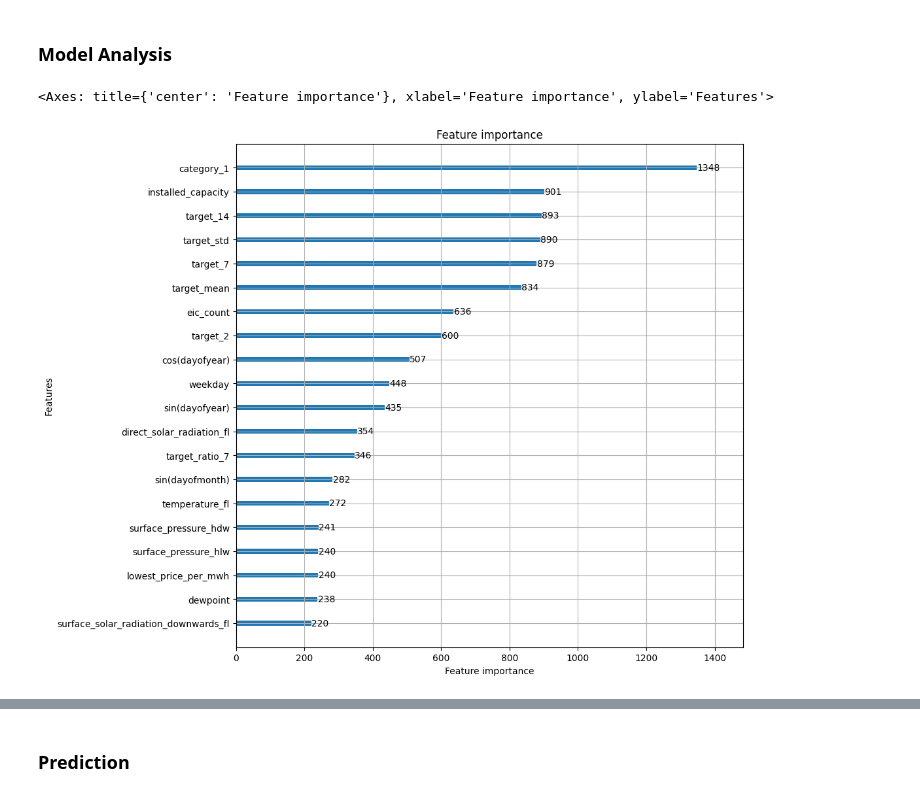
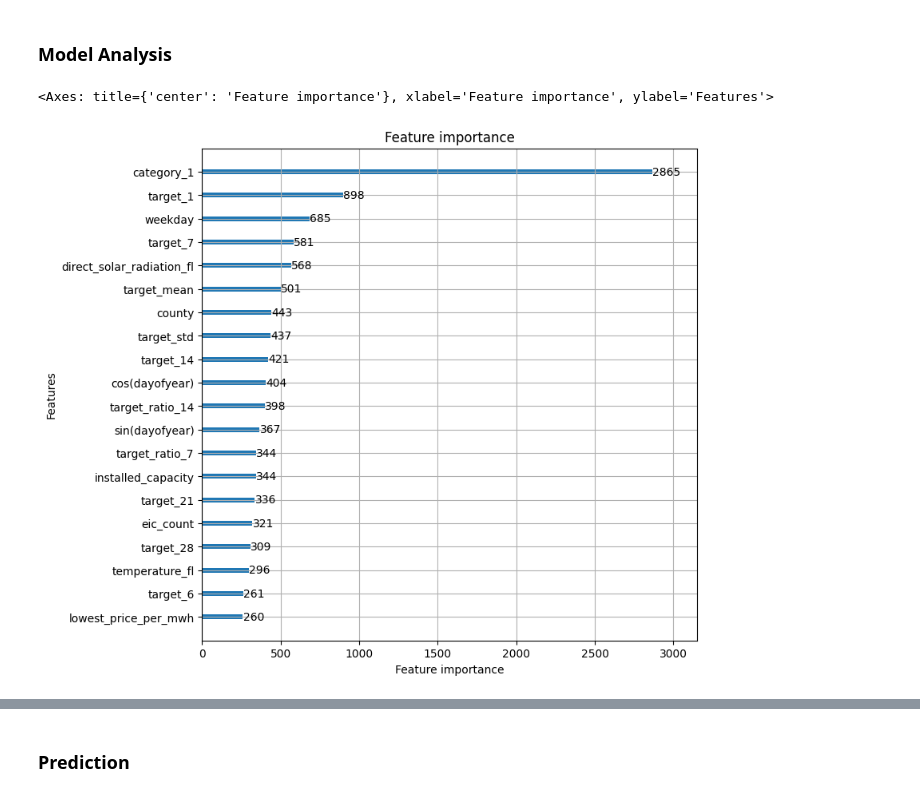
Before and after one commit to lambe/kaggling, a Jupyter notebook: enefit_pebob_2023/pebob_submission_LightGBM.ipynb, the cells around one changed output, grey strips where cells are left out. Drawn from its saved outputs; the diff is of its cells as text; code cells hidden in the pictures.

Commit message:
Update Enefit submission notebook with Tweedie loss function

```diff
--- a/enefit_pebob_2023/pebob_submission_LightGBM.ipynb
+++ b/enefit_pebob_2023/pebob_submission_LightGBM.ipynb
@@ -150,8 +150,8 @@ def feature_eng(df_data, df_client, df_gas, df_electricity, df_forecast, df_hist
         .join(df_target.with_columns(pl.col("datetime") + pl.duration(days=6)).rename({"target": "target_6"}), on=["county", "is_business", "product_type", "is_consumption", "datetime"], how="left")
         .join(df_target.with_columns(pl.col("datetime") + pl.duration(days=7)).rename({"target": "target_7"}), on=["county", "is_business", "product_type", "is_consumption", "datetime"], how="left")
         .join(df_target.with_columns(pl.col("datetime") + pl.duration(days=14)).rename({"target": "target_14"}), on=["county", "is_business", "product_type", "is_consumption", "datetime"], how="left")
-        # .join(df_target.with_columns(pl.col("datetime") + pl.duration(days=21)).rename({"target": "target_21"}), on=["county", "is_business", "product_type", "is_consumption", "datetime"], how="left")
-        # .join(df_target.with_columns(pl.col("datetime") + pl.duration(days=28)).rename({"target": "target_28"}), on=["county", "is_business", "product_type", "is_consumption", "datetime"], how="left")
+        .join(df_target.with_columns(pl.col("datetime") + pl.duration(days=21)).rename({"target": "target_21"}), on=["county", "is_business", "product_type", "is_consumption", "datetime"], how="left")
+        .join(df_target.with_columns(pl.col("datetime") + pl.duration(days=28)).rename({"target": "target_28"}), on=["county", "is_business", "product_type", "is_consumption", "datetime"], how="left")
 
         .with_columns(
             pl.col("datetime").dt.ordinal_day().alias("dayofyear"),
@@ -361,30 +367,30 @@ Note: Optuna on my local machine takes about 3min 30sec per iteration!
 best_params = {
     'n_iter'           : 700,
     'verbose'          : -1,
-    'objective'        : 'l2',
-    'learning_rate'    : 0.05,
-    'colsample_bytree' : 0.55,
-    'colsample_bynode' : 0.90,
-    'lambda_l1'        : 4.5,
-    'lambda_l2'        : 0.5,
-    'min_data_in_leaf' : 200,
-    'max_depth'        : 10,
-    'max_bin'          : 650
-} # cross_val_score is about 49.1 based on Optuna outputs; evaluation below is about 49.4
+    'objective'        : 'tweedie',
+    'learning_rate'    : 0.04,
+    'colsample_bytree' : 0.65,
+    'colsample_bynode' : 0.80,
+    'lambda_l1'        : 2.0,
+    'lambda_l2'        : 7.0,
+    'min_data_in_leaf' : 125,
+    'max_depth'        : 7,
+    'max_bin'          : 300
+} # cross_val_score is about 46.6 based on Optuna outputs; evaluation below is about 47.2
 
 best_params_solar = {
     'n_iter'           : 500,
     'verbose'          : -1,
-    'objective'        : 'l2',
+    'objective'        : 'tweedie',
     'learning_rate'    : 0.04,
-    'colsample_bytree' : 0.55,
-    'colsample_bynode' : 0.65,
-    'lambda_l1'        : 2.0,
-    'lambda_l2'        : 6.0,
-    'min_data_in_leaf' : 60,
-    'max_depth'        : 5,
-    'max_bin'          : 1000
-} # cross_val_score is about 73.5 based on Optuna outputs; evaluation below is about 76.8
+    'colsample_bytree' : 0.60,
+    'colsample_bynode' : 0.95,
+    'lambda_l1'        : 1.0,
+    'lambda_l2'        : 9.5,
+    'min_data_in_leaf' : 20,
+    'max_depth'        : 10,
+    'max_bin'          : 300
+} # cross_val_score is about 72.4 based on Optuna outputs; evaluation below is about 76.1
 # %% [markdown]
 ### Validation
 # %% [markdown]
@@ -463,8 +469,8 @@ if save_path is not None:
 # %% [markdown]
 ### Model Analysis
 # %%
-lgb.plot_importance(model.estimators_[0], max_num_features=20, figsize=(10, 10))
+lgb.plot_importance(model.estimators_[0], max_num_features=20, figsize=(8, 8))
 # %% [output]
 <Axes: title={'center': 'Feature importance'}, xlabel='Feature importance', ylabel='Features'>
-[figure, old version]
+[figure, new version]
 # %%
```
Also changed, not shown: parts of 5 cells of this notebook.
